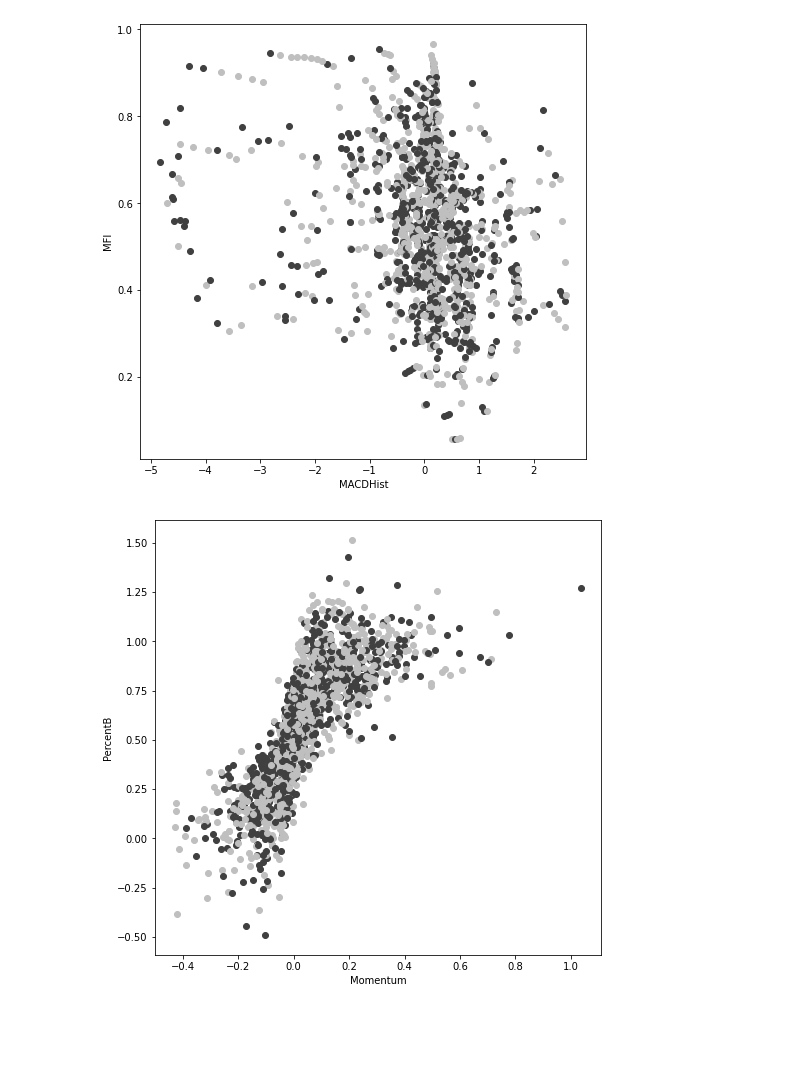
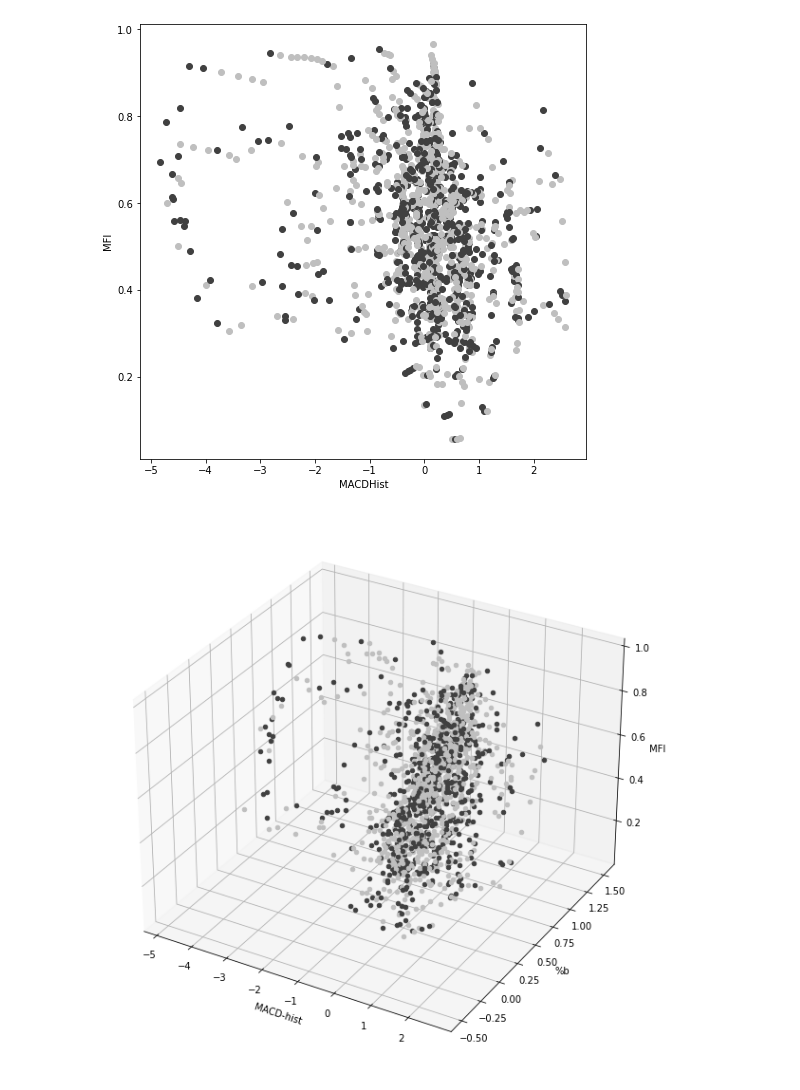
Before and after one commit to choij1589/YoungCha, a Jupyter notebook: example.ipynb, the cells around one changed output. Cells and saved outputs as stored; diff of their text form; code cells hidden in the pictures; blank space fills up the shorter version.

```diff
--- a/example.ipynb
+++ b/example.ipynb
@@ -247,20 +249,23 @@ See the caveats in the documentation: https://pandas.pydata.org/pandas-docs/stab
   temp['MACDHist'] = (macd['MACDHist'] - macd['MACDHist'].mean())/macd['MACDHist'].std()
 [figure]
 # %%
-# Momentum vs PB
+# MACD-hist vs PercentB vs MFI
 temp = ohlc[['Open', 'Close']].copy()
-temp = temp.join(momentum[['Momentum']])
+temp['MACDHist'] = (macd['MACDHist'] - macd['MACDHist'].mean())/macd['MACDHist'].std()
 temp = temp.join(bollinger[['PercentB']])
-temp.head()
+temp = temp.join(mfi[['MFI']])
 
-plt.figure(figsize=(8, 8))
+fig = plt.figure(figsize=(10, 8))
+ax = Axes3D(fig)
+
 for idx in temp.index:
     if temp.shift(-1).loc[idx, 'Close'] > temp.shift(-1).loc[idx, 'Open']:
-        plt.scatter(temp.loc[idx, 'Momentum'], temp.loc[idx, 'PercentB'], color='0.75')
+        ax.scatter(temp.loc[idx, 'MACDHist'], temp.loc[idx, 'PercentB'], temp.loc[idx, 'MFI'], color='0.75')
     else:
-        plt.scatter(temp.loc[idx, 'Momentum'], temp.loc[idx, 'PercentB'], color='0.25')
-plt.xlabel("Momentum")
-plt.ylabel("PercentB")
+        ax.scatter(temp.loc[idx, 'MACDHist'], temp.loc[idx, 'PercentB'], temp.loc[idx, 'MFI'], color='0.25')
+ax.set_xlabel("MACD-hist")
+ax.set_ylabel("%b")
+ax.set_zlabel("MFI")
 plt.show()
 # %% [output]
-[figure, old version]
+[figure, new version]
```
Also changed, not shown: parts of 3 cells of this notebook.
